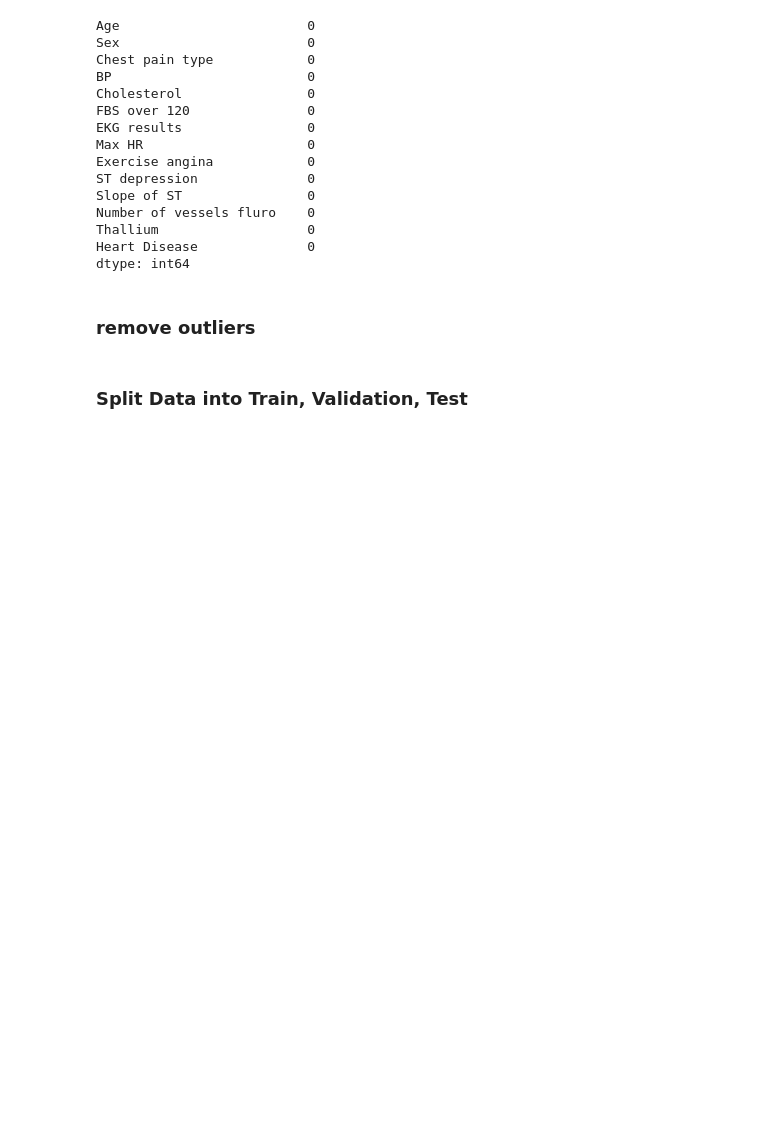
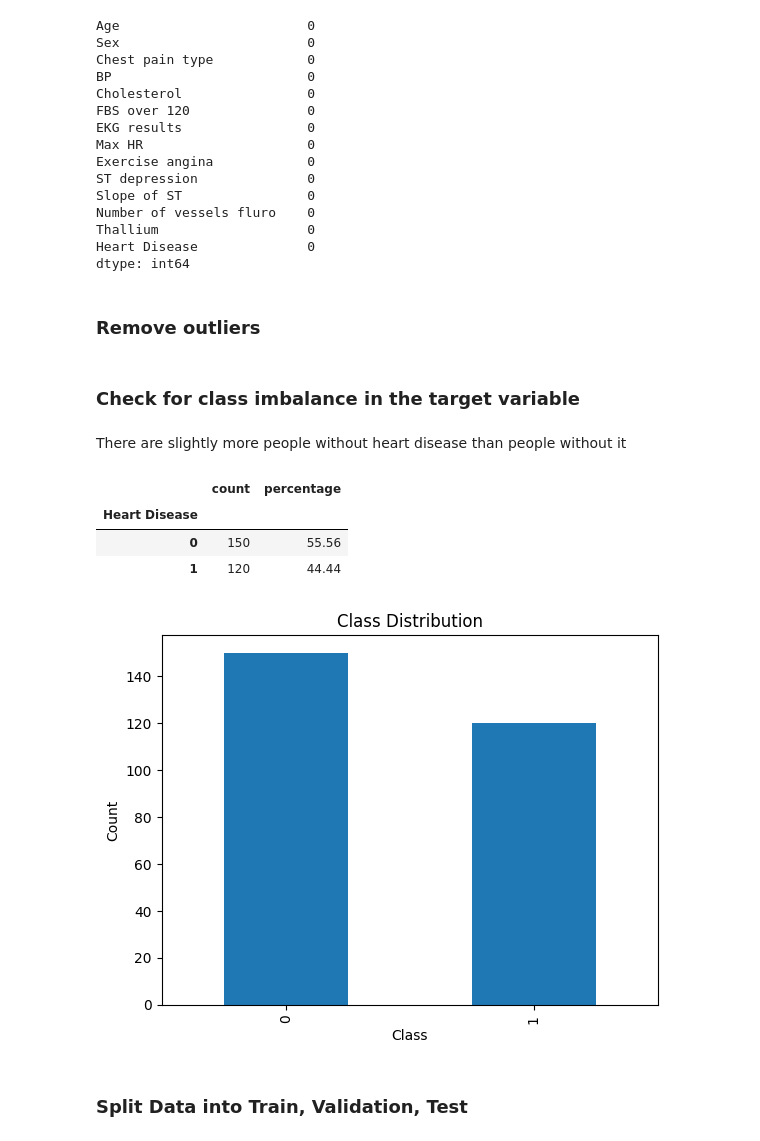
Before and after one commit to syarney3/data_science_projects, a Jupyter notebook: early_detection_heart_detection/train_model.ipynb, the cells around one changed output. Cells and saved outputs as stored; diff of their text form; code cells hidden in the pictures; blank space fills up the shorter version.

```diff
--- a/early_detection_heart_detection/train_model.ipynb
+++ b/early_detection_heart_detection/train_model.ipynb
@@ -139,5 +139,5 @@ Thallium                   0
 Heart Disease              0
 dtype: int64
 # %% [markdown]
-### remove outliers
+### Remove outliers
 # %%
@@ -147,6 +147,30 @@ df = cap_outliers_percentile(df, continuos_vars)
 # %%
 # replace target variable with 1s and 0s
 df["Heart Disease"] = (df["Heart Disease"].replace({"Presence": 1, "Absence": 0}))
+# %% [markdown]
+### Check for class imbalance in the target variable
+# %% [markdown]
+There are slightly more people without heart disease than people without it
+# %%
+class_dist = pd.DataFrame({
+    "count": df['Heart Disease'].value_counts(),
+    "percentage": (df['Heart Disease'].value_counts(normalize=True) * 100).round(2)
+})
+
+class_dist
+# %% [output]
+|  | count | percentage |
+| Heart Disease |  |  |
+| 0 | 150 | 55.56 |
+| 1 | 120 | 44.44 |
+# %%
+df['Heart Disease'].value_counts().plot(kind="bar")
+plt.title("Class Distribution")
+plt.ylabel("Count")
+plt.xlabel("Class")
+plt.show()
+# %% [output]
+[figure, added]
 # %% [markdown]
 ### Split Data into Train, Validation, Test
 # %%
```
Also changed, not shown: parts of 2 cells of this notebook.
